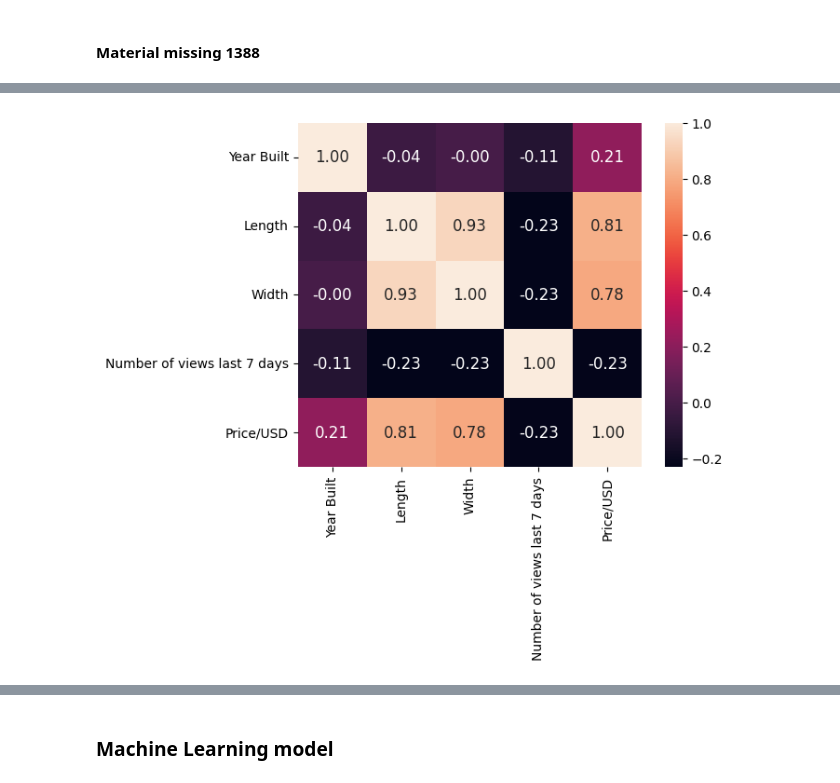
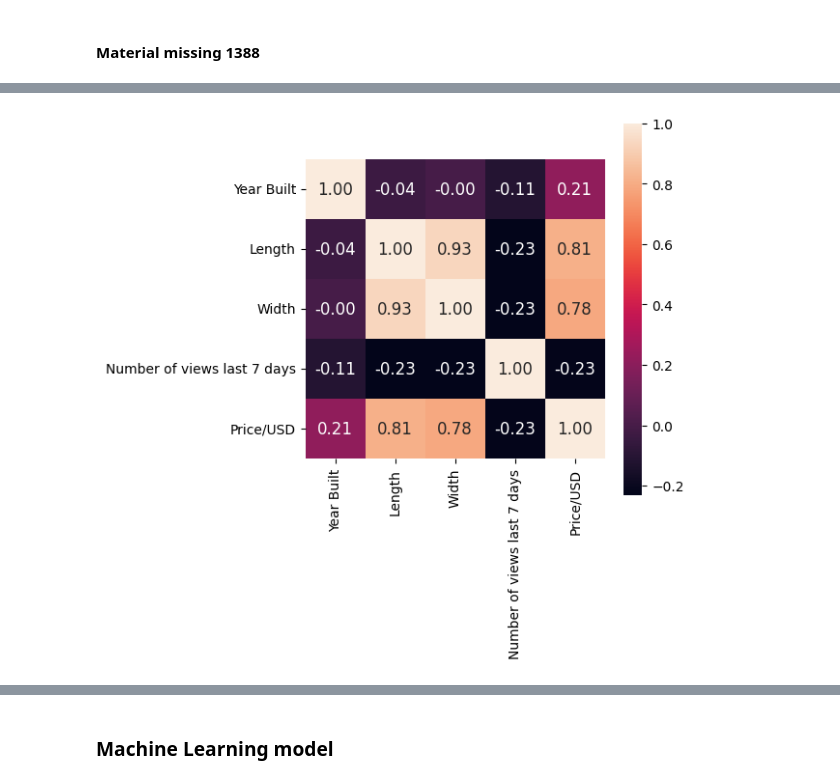
Before and after one commit to Rayan-Ali1083/Boats-Listing-Dataset, a Jupyter notebook: IEEE.ipynb, the cells around one changed output, grey strips where cells are left out. Drawn from its saved outputs; the diff is of its cells as text; code cells hidden in the pictures.

```diff
--- a/IEEE.ipynb
+++ b/IEEE.ipynb
@@ -172,0 +200,4 @@ Name: Condition, dtype: int64
+# %%
+df.replace(to_replace=['new boat from stock', 'new boat on order', 'Used boat'],
+                         value=['New', 'New', 'Used'],
+                         inplace=True)
@@ -273,7 +316,7 @@ countries = []
 for country in pycountry.countries:
     countries.append(country.name.translate('en'))
 
-un = list(set(countries) & set(list(df['Country'])))
+un = list(set(countries) & set(df['Country']))
 print(len(un))
 print(sorted(un))
 # length of all the valid countries present in df['Country'] =====> they are unique values
@@ -488,5 +535,6 @@ plt.show()
 # %%
-manu_most = manufacture_data['index']
-df['Manufacturer'] = df['Manufacturer'].apply(lambda x: random.choice(manu_most) if pd.isnull(x) else x)
+# manu_most = manufacture_data['index']
+# df['Manufacturer'] = df['Manufacturer'].apply(lambda x: random.choice(manu_most) if pd.isnull(x) else x)
+df['Manufacturer'].fillna(df['Manufacturer'].mode(),inplace=True)
 # %%
 manufacture_data = df['Manufacturer'].value_counts().sort_values(ascending=False).head(6).reset_index()
@@ -512,7 +558,8 @@ fuel_most
 2    Electric
 Name: index, dtype: object
 # %%
-df['Fuel Type'] = df['Fuel Type'].apply(lambda x: random.choice(fuel_most) if pd.isnull(x) else x)
+# df['Fuel Type'] = df['Fuel Type'].apply(lambda x: random.choice(fuel_most) if pd.isnull(x) else x)
+df['Fuel Type'].fillna(df['Fuel Type'].mode(),inplace=True)
 # %%
 ax = sns.countplot(data=df, x='Fuel Type')
 for container in ax.containers:
@@ -579,6 +617,7 @@ df.head()
 # %%
+plt.figure(figsize=(5,5))
 correlation = df.corr()
 sns.heatmap(correlation, cbar=True, square=True, fmt='.2f', annot=True, annot_kws={'size':12})
 plt.show()
 # %% [output]
-[figure, old version]
+[figure, new version]
```
Also changed, not shown: parts of 83 cells of this notebook.
